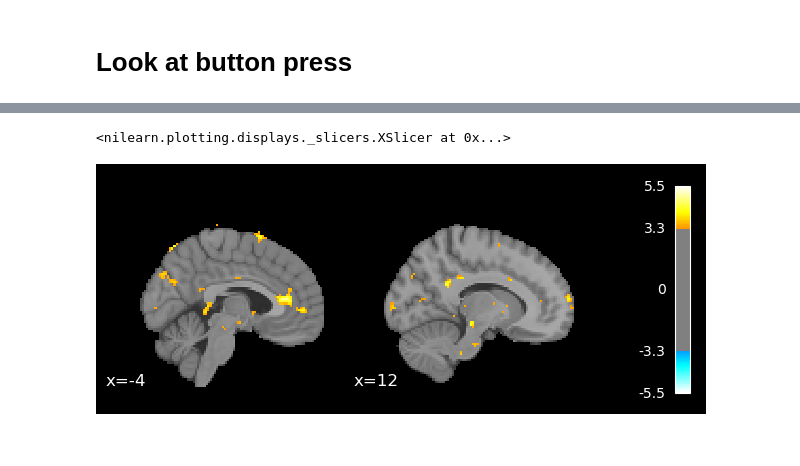
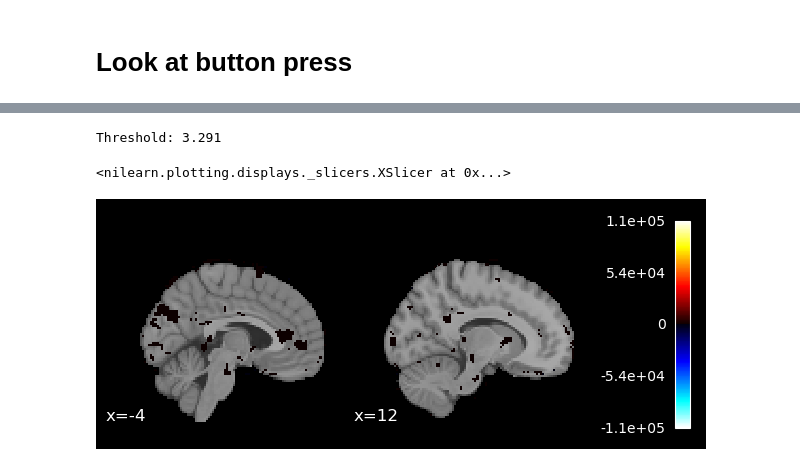
Before and after one commit to hugofluhr/learning-habits-analysis, a Jupyter notebook: notebooks/social-risk_second_lvl.ipynb, the cells around one changed output, grey strips where cells are left out. Drawn from its saved outputs; the diff is of its cells as text; code cells hidden in the pictures.

Commit message:
trying to fix paired design

```diff
--- a/notebooks/social-risk_second_lvl.ipynb
+++ b/notebooks/social-risk_second_lvl.ipynb
@@ -110,9 +111,8 @@ zmaps_WTP = list(tmaps_df['Opt1xWTP_statmap']) + list(tmaps_df['Opt2xWTP_statmap
 zmaps_WTP = [image.load_img(path) for path in zmaps_WTP]
 # %%
 X = pd.DataFrame({
-    'wtp_opt1': [1] * n_subs + [0] * n_subs,
-    'wtp_opt2': [0] * n_subs + [1] * n_subs
+    'wtp_mean': [1] * 2 * n_subs
 })
-#sub_effects = np.vstack((np.eye(n_subs),np.eye(n_subs)))
-#X = pd.concat([X, pd.DataFrame(sub_effects, columns=sub_ids)], axis=1)
-plot_design_matrix(X, rescale=False)
+sub_effects = np.vstack((np.eye(n_subs),np.eye(n_subs)))
+paired_X = pd.DataFrame(sub_effects, columns=sub_ids)
+unpaired_X = X.copy()
@@ -128,0 +139,15 @@ WTP_WB_zmap = second_level_model_sc.compute_contrast(contrast_vector, output_typ
+# %%
+second_level_model_unpaired = SecondLevelModel().fit(zmaps_WTP, design_matrix=unpaired_X)
+second_level_model_paired = SecondLevelModel().fit(zmaps_WTP, design_matrix=paired_X)
+# %%
+contrast_unpaired = np.array([1])
+contrast_paired = np.array([1 / n_subs] * n_subs)
+
+unpaired_map = second_level_model_unpaired.compute_contrast(
+    contrast_unpaired,
+    output_type='stat',
+)
+paired_map = second_level_model_paired.compute_contrast(
+    contrast_paired,
+    output_type='stat',
+)
@@ -134,5 +175,12 @@ Threshold: 3.291
 # %%
-plot_stat_map(WTP_WB_zmap, threshold=WTP_threshold, black_bg=True, display_mode='x', cut_coords=[-4, 12],title='')
+paired_thresholded_zmap, paired_threshold = threshold_stats_img(paired_map,
+                                                                alpha=0.001,
+                                                                height_control='fpr'
+                                                                )
+print(f"Threshold: {paired_threshold:.3f}")
+plot_stat_map(paired_thresholded_zmap, threshold=paired_threshold,
+               black_bg=True, display_mode='x', cut_coords=[-4, 12],title='')
 # %% [output]
-<nilearn.plotting.displays._slicers.XSlicer at 0x...>
+Threshold: 3.291
+<nilearn.plotting.displays._slicers.XSlicer at 0x...>
-[figure, old version]
+[figure, new version]
```
Also changed, not shown: parts of 7 cells of this notebook.
